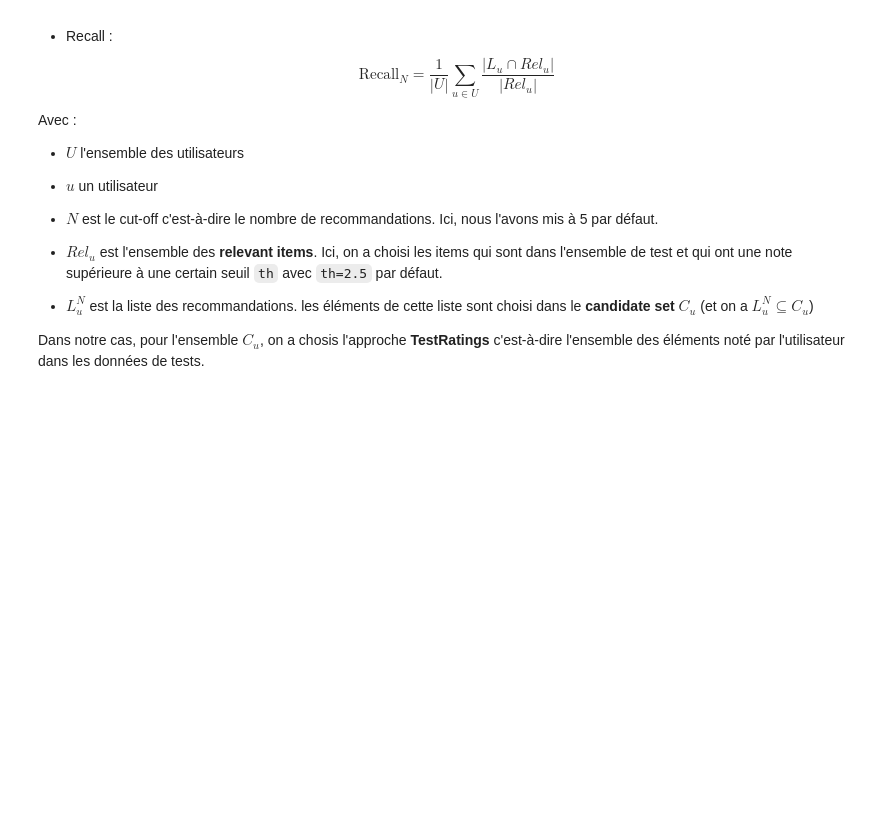
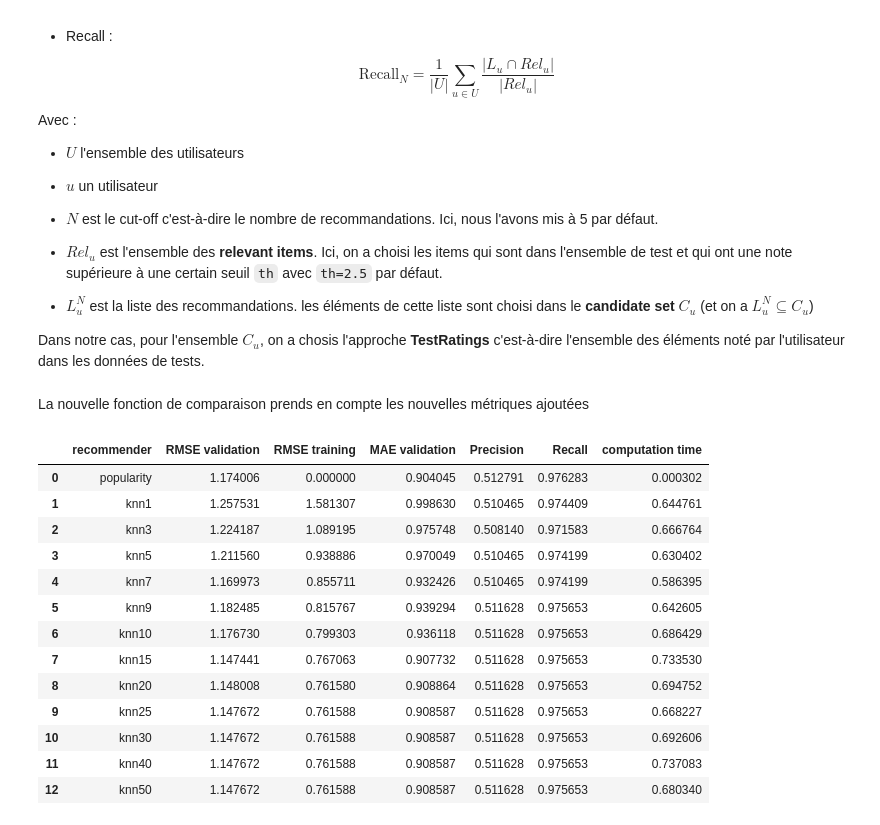
Before and after one commit to tommy-21/recommendation-systems, a Jupyter notebook: mine/compare.ipynb, the cells around one changed output. Drawn from its saved outputs; the diff is of its cells as text; code cells hidden in the pictures; blank space fills up the shorter version.

```diff
--- a/mine/compare.ipynb
+++ b/mine/compare.ipynb
@@ -233,3 +233,22 @@ Avec :
 * $L_u^N$ est la liste des recommandations. les éléments de cette liste sont choisi dans le **candidate set** $C_u$ (et on a $L_u^N \subseteq C_u$)
 
 Dans notre cas, pour l'ensemble $C_u$, on a chosis l'approche **TestRatings** c'est-à-dire l'ensemble des éléments noté par l'utilisateur dans les données de tests.
+# %% [markdown]
+La nouvelle fonction de comparaison prends en compte les nouvelles métriques ajoutées
+# %%
+quantitative_comparison_v2(RMSE, M, recommenders_ub_knn, prop=0.7, nrep=4)
+# %% [output]
+|  | recommender | RMSE validation | RMSE training | MAE validation | Precision | Recall | computation time |
+| 0 | popularity | 1.174006 | 0.000000 | 0.904045 | 0.512791 | 0.976283 | 0.000302 |
+| 1 | knn1 | 1.257531 | 1.581307 | 0.998630 | 0.510465 | 0.974409 | 0.644761 |
+| 2 | knn3 | 1.224187 | 1.089195 | 0.975748 | 0.508140 | 0.971583 | 0.666764 |
+| 3 | knn5 | 1.211560 | 0.938886 | 0.970049 | 0.510465 | 0.974199 | 0.630402 |
+| 4 | knn7 | 1.169973 | 0.855711 | 0.932426 | 0.510465 | 0.974199 | 0.586395 |
+| 5 | knn9 | 1.182485 | 0.815767 | 0.939294 | 0.511628 | 0.975653 | 0.642605 |
+| 6 | knn10 | 1.176730 | 0.799303 | 0.936118 | 0.511628 | 0.975653 | 0.686429 |
+| 7 | knn15 | 1.147441 | 0.767063 | 0.907732 | 0.511628 | 0.975653 | 0.733530 |
+| 8 | knn20 | 1.148008 | 0.761580 | 0.908864 | 0.511628 | 0.975653 | 0.694752 |
+| 9 | knn25 | 1.147672 | 0.761588 | 0.908587 | 0.511628 | 0.975653 | 0.668227 |
+| 10 | knn30 | 1.147672 | 0.761588 | 0.908587 | 0.511628 | 0.975653 | 0.692606 |
+| 11 | knn40 | 1.147672 | 0.761588 | 0.908587 | 0.511628 | 0.975653 | 0.737083 |
+| 12 | knn50 | 1.147672 | 0.761588 | 0.908587 | 0.511628 | 0.975653 | 0.680340 |
```
Also changed, not shown: parts of 4 cells of this notebook, 1 other file.
